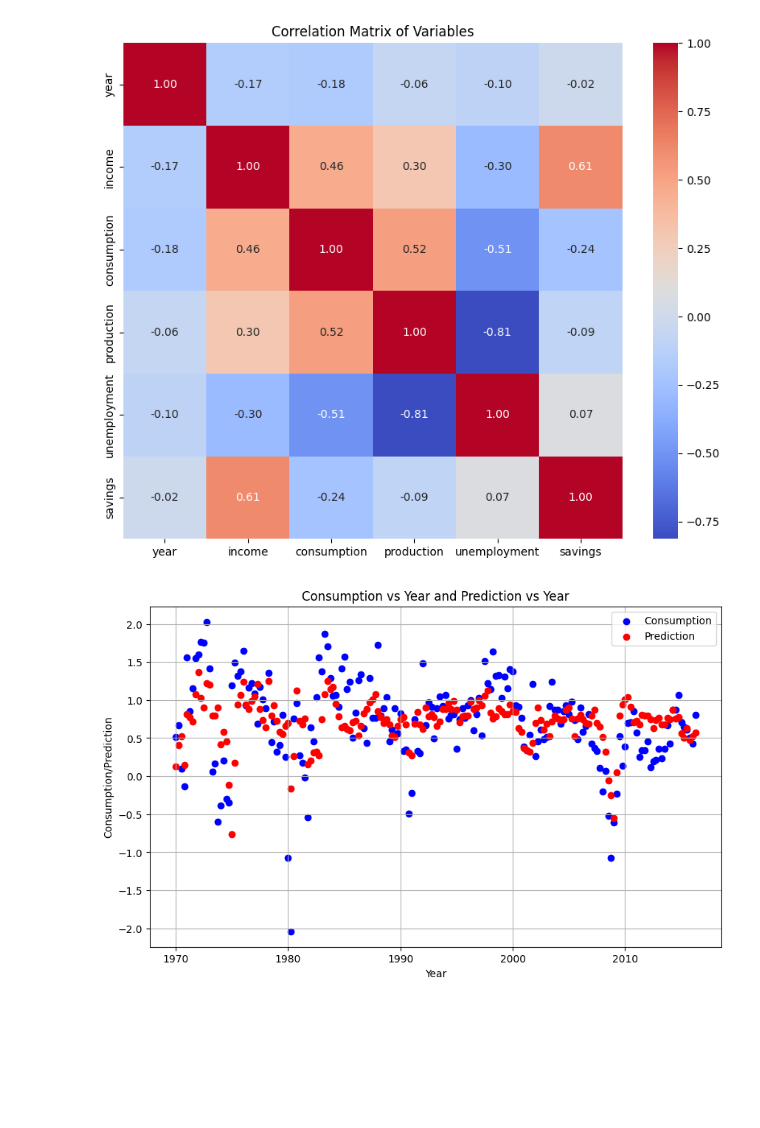
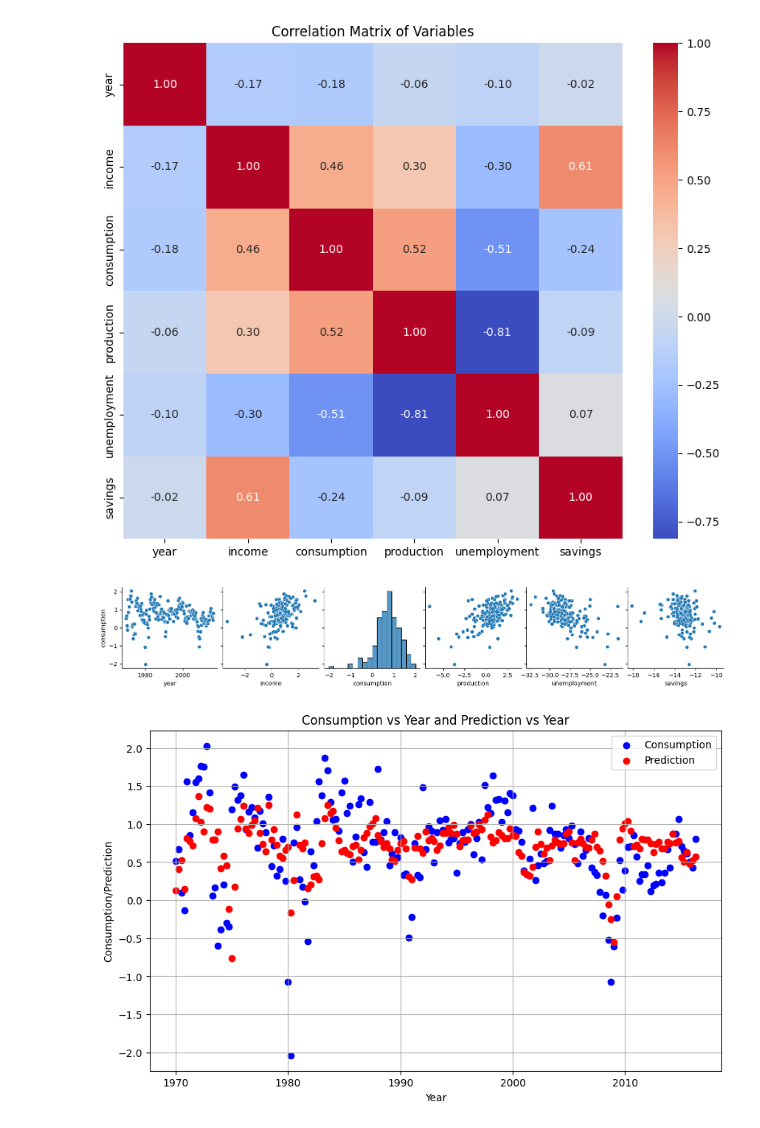
Before and after one commit to Ashmie11/FMLTSA_AshmieThapa, a Jupyter notebook: In class/MLTSA25_lab4.ipynb, the cells around one changed output. Saved outputs shown, nothing was run; the diff lists cells and outputs as text; code cells hidden in the pictures; blank space fills up the shorter version.

```diff
--- a/In class/MLTSA25_lab4.ipynb
+++ b/In class/MLTSA25_lab4.ipynb
@@ -5,8 +5,8 @@ import numpy as np
 import pandas as pd
 import matplotlib.pyplot as plt
 
-consumption_df = pd.read_csv('https://raw.githubusercontent.com/fedhere/MLTSA_FBianco/refs/heads/main/data/consumptionUS.csv')
-consumption_df
+consuption_df = pd.read_csv('https://raw.githubusercontent.com/fedhere/MLTSA_FBianco/refs/heads/main/data/consumptionUS.csv')
+consuption_df
 # %% [output]
 |  | year | income | consumption | production | unemployment | savings |
 | 0 | 1970.00 | 1.026164 | 0.515488 | -2.301594 | -24.013389 | -12.860000 |
@@ -77,6 +77,16 @@ plt.title('Correlation Matrix of Variables')
 plt.show()
 # %% [output]
 [figure]
+# %%
+# prompt: prompt: show the correlation of all variable with anothe variable with a pair plot
+
+# Assuming consuption_df is already loaded as in the previous code
+
+# Pair plot to show the correlation of all variables with 'consumption'
+sns.pairplot(consuption_df, x_vars=consuption_df.columns, y_vars=['consumption'])
+plt.show()
+# %% [output]
+[figure, added]
 # %%
 # prompt: using the data frame  consuption_df fit the line to constuption vs production with sklearn include fitting the intercept and plot the result, plot year vs consuption and year vs prediction on the same plot
 
```
